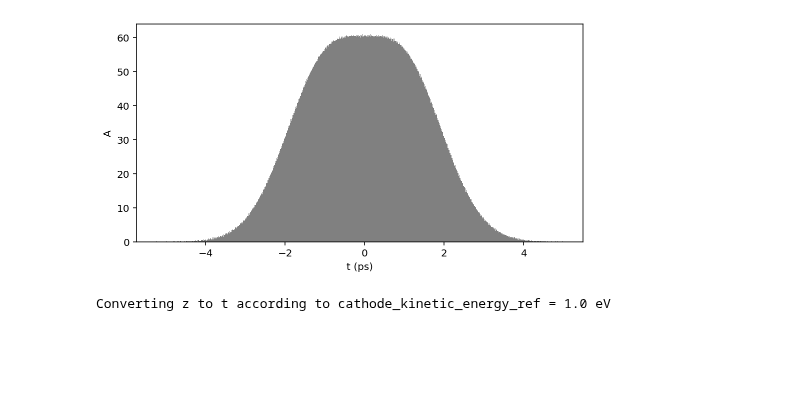
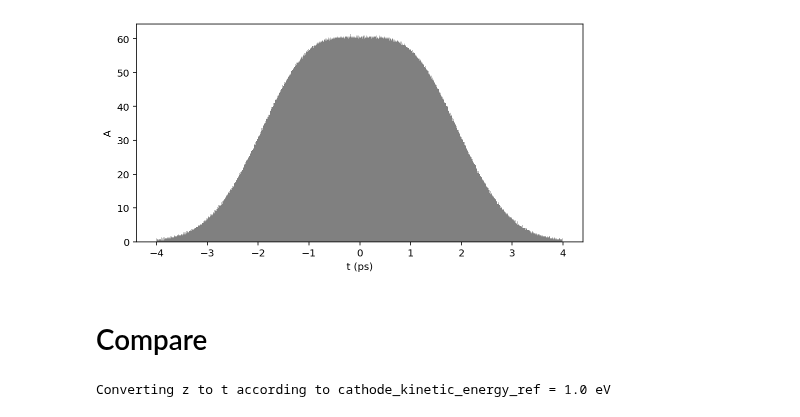
Before and after one commit to slaclab/lcls-lattice, a Jupyter notebook: distgen/models/cu_inj/distgen_cu_inj.ipynb, the cells around one changed output. Drawn from its saved outputs; the diff is of its cells as text; code cells hidden in the pictures; blank space fills up the shorter version.

```diff
--- a/distgen/models/cu_inj/distgen_cu_inj.ipynb
+++ b/distgen/models/cu_inj/distgen_cu_inj.ipynb
@@ -33,32 +33,36 @@ r_dist:
     value: 0.4
     units: mm
   type: radial_gaussian
 
 t_dist:
   type: superposition
   dists:
     d1:
       type: gaussian
       avg_t:
         units: ps
         value: -1
       sigma_t:
         units: ps
         value: 1
+      n_sigma_cutoff: 4
     d2:
       type: gaussian
       avg_t:
         units: ps
         value: 1
       sigma_t:
         units: ps
         value: 1
+      n_sigma_cutoff: 4
 """
 
 G = Generator(YAML)
 G.run()
 P1 = G.particles
 P1.plot('t')
 # %% [output]
-[figure, old version]
+[figure, new version]
+# %% [markdown]
+# Compare
 # %%
```
Also changed, not shown: parts of 4 cells of this notebook, 2 other files.
